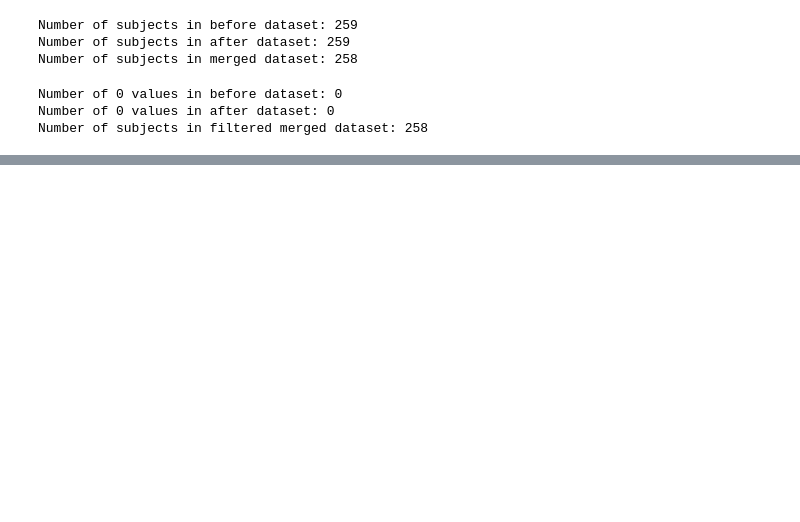
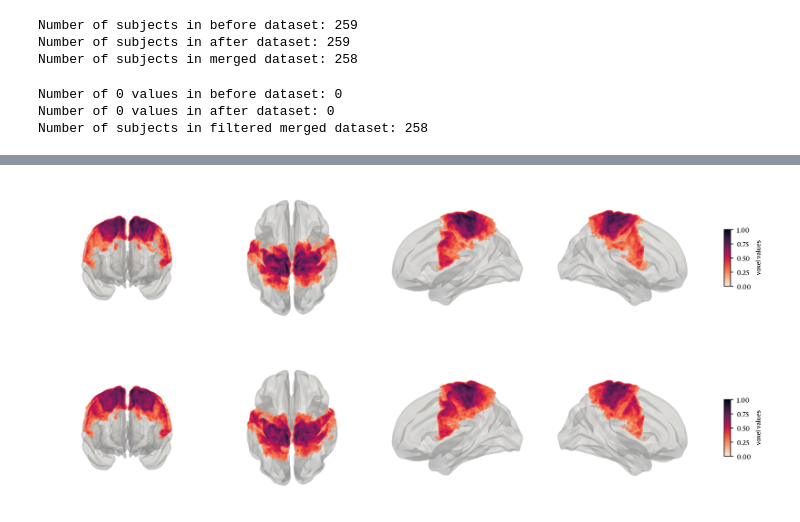
Before and after one commit to gagnonanthony/sf-pediatric-paper, a Jupyter notebook: notebooks/fanning.ipynb, the cells around one changed output, grey strips where cells are left out. Saved outputs shown, nothing was run; the diff lists cells and outputs as text; code cells hidden in the pictures; blank space fills up the shorter version.

```diff
--- a/notebooks/fanning.ipynb
+++ b/notebooks/fanning.ipynb
@@ -224,0 +217,79 @@ PYT_R - Participant sub-950202: Before = 11.72 cm², After = 106.68 cm²
+# %%
+# Viz the endpoints for the sub-950202 participant for both sides.
+import nibabel as nib
+import pyvista as pv
+import yabplot as yab
+
+data_viz = "/Users/anthonygagnon/Documents/École/Université/Projects/nf-pediatric/endpoints/"
+
+def fs_to_pyvista(vertices: np.ndarray, faces: np.ndarray) -> pv.PolyData:
+    """
+    Convert FreeSurfer mesh data to a PyVista PolyData object.
+    """
+    vtk_faces = np.hstack(
+        [
+            np.full((faces.shape[0], 1), 3, dtype=np.int32),
+            faces.astype(np.int32),
+        ]
+    )
+    return pv.PolyData(vertices, vtk_faces)
+
+# load freesurfer white mesh
+#lh_vertices, lh_faces = nib.freesurfer.read_geometry(data_viz + "MNI152NLin6ASym/surf/lh.white")
+#rh_vertices, rh_faces = nib.freesurfer.read_geometry(data_viz + "MNI152NLin6ASym/surf/rh.white")
+#bg_mesh = yab.load_nii_as_mesh(data_viz + "MNI152NLin6Asym/mri/brain.mgz")
+
+# convert to pyvista
+#lh_mesh = fs_to_pyvista(lh_vertices, lh_faces)
+#rh_mesh = fs_to_pyvista(rh_vertices, rh_faces)
+custom_bmesh = yab.mesh.load_bmesh({"L": "/Users/anthonygagnon/code/templateflow/tpl-fsLR/tpl-fsLR_den-32k_hemi-L_midthickness.surf.gii",
+                                    "R": "/Users/anthonygagnon/code/templateflow/tpl-fsLR/tpl-fsLR_den-32k_hemi-R_midthickness.surf.gii"})
+
+# Load the endpoints for PYT.
+endpoints_nopriors = data_viz + "PYT_tails_MNI152NLin6Asym-nopriors_6mo_bin_scaled.nii.gz"
+endpoints_withpriors = data_viz + "PYT_tails_MNI152NLin6Asym-withpriors_6mo_bin_scaled.nii.gz"
+
+# Project ot surface
+#lh_data, rh_data = yab.project_vol2surf(endpoints, bmesh=bg_bmesh, interpolation="linear")
+
+# Inject in the pyvista meshes.
+#lh_mesh = custom_bmesh["L"]
+#lh_mesh["Data"] = lh_data
+#rh_mesh = custom_bmesh["R"]
+#rh_mesh["Data"] = rh_data
+
+# Plot the endpoints.
+ax = yab.plot_voxelwise(
+    nii_path=endpoints_nopriors,
+    threshold='75%',
+    bmesh_alpha=0.5,
+    style="glossy",
+    #bmesh=custom_bmesh,
+    cmap="rocket_r",
+    #figsize=(10, 10),
+    views=["anterior", "superior", "left_lateral", "right_lateral"],
+    vminmax=[0, 1],
+    display_type="matplotlib",
+    export_path=RESULTS_DIR + "PYT_tails_MNI152NLin6Asym-nopriors_scaled_endpoints.png",
+)
+plt.show()
+plt.close()
+
+ax = yab.plot_voxelwise(
+    nii_path=endpoints_withpriors,
+    threshold='75%',
+    bmesh_alpha=0.5,
+    style="glossy",
+    #bmesh=custom_bmesh,
+    cmap="rocket_r",
+    vminmax=[0, 1],
+    #figsize=(10, 10),
+    views=["anterior", "superior", "left_lateral", "right_lateral"],
+    display_type="matplotlib",
+    export_path=RESULTS_DIR + "PYT_tails_MNI152NLin6Asym-withpriors_scaled_endpoints.png",
+)
+plt.show()
+plt.close()
+# %% [output]
+[figure, added]
+[figure, added]
```
Also changed, not shown: parts of 13 cells of this notebook, 8 other files.
